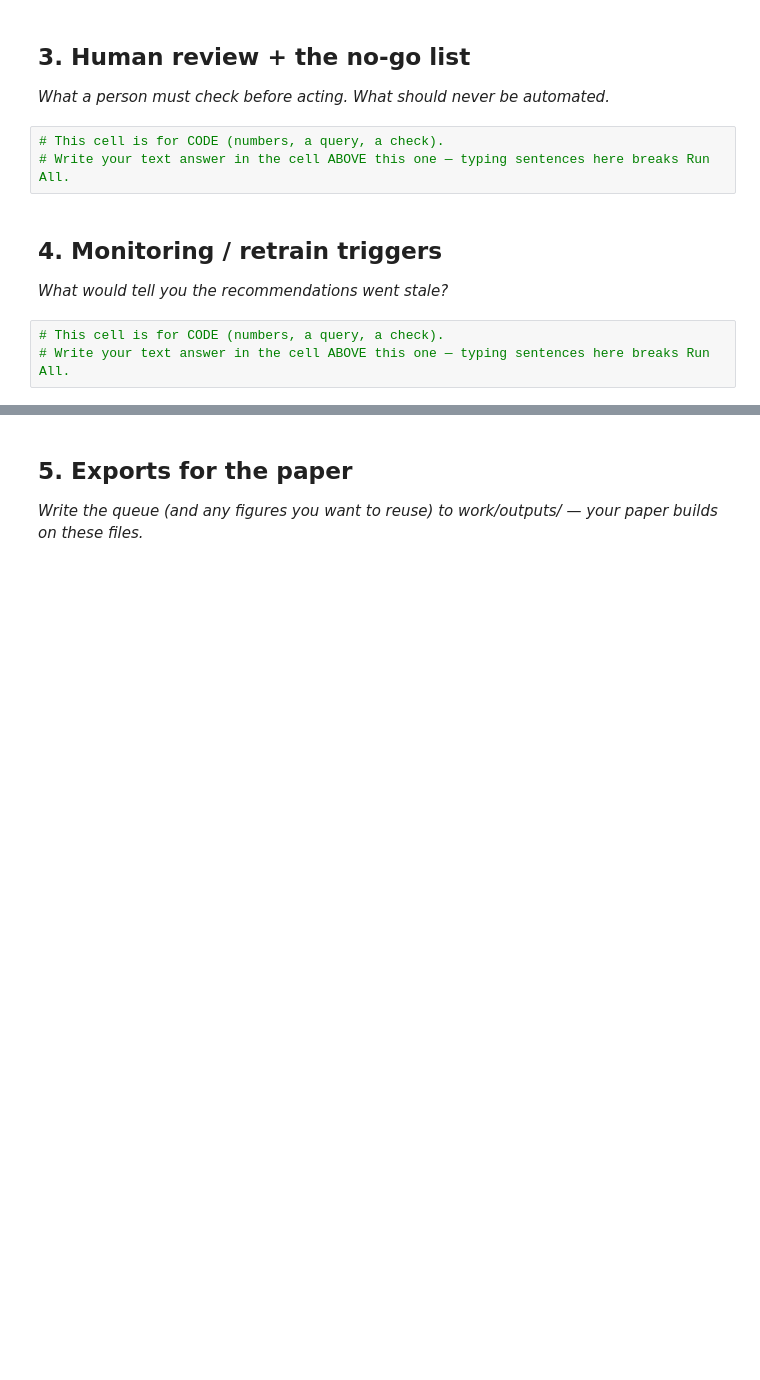
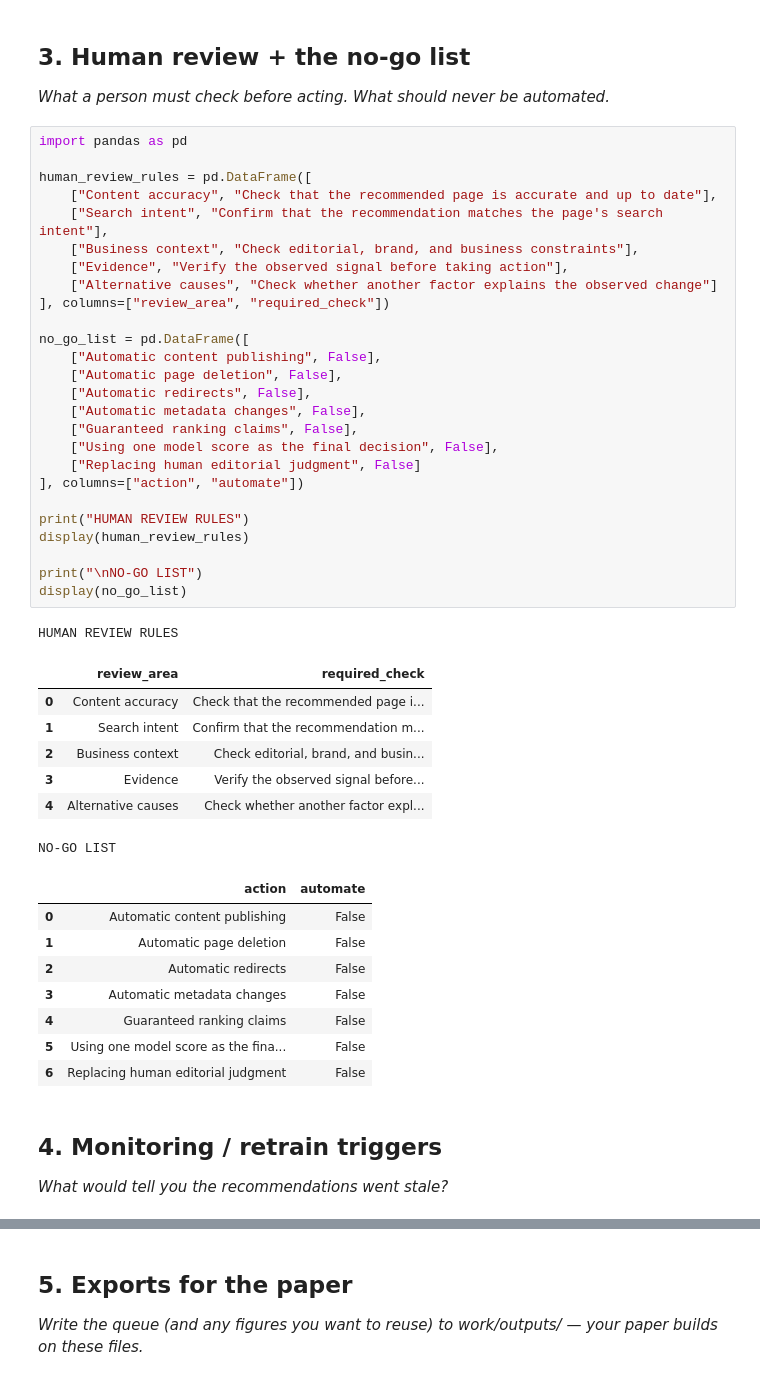
Before and after one commit to prithvirajr203-pixel/Notebook-FlyRank, a Jupyter notebook: work/notebooks/w07_action_playbook.ipynb, the cells around one changed output, grey strips where cells are left out. Drawn from its saved outputs; the diff is of its cells as text; blank space fills up the shorter version.

```diff
--- a/work/notebooks/w07_action_playbook.ipynb
+++ b/work/notebooks/w07_action_playbook.ipynb
@@ -24,13 +88,50 @@ This skeleton is yours to fill. Work the sections **in order** — each one has
 ## 3. Human review + the no-go list
 
 *What a person must check before acting. What should never be automated.*
-# %%
-# This cell is for CODE (numbers, a query, a check).
-# Write your text answer in the cell ABOVE this one — typing sentences here breaks Run All.
+# %%
+import pandas as pd
+
+human_review_rules = pd.DataFrame([
+    ["Content accuracy", "Check that the recommended page is accurate and up to date"],
+    ["Search intent", "Confirm that the recommendation matches the page's search intent"],
+    ["Business context", "Check editorial, brand, and business constraints"],
+    ["Evidence", "Verify the observed signal before taking action"],
+    ["Alternative causes", "Check whether another factor explains the observed change"]
+], columns=["review_area", "required_check"])
+
+no_go_list = pd.DataFrame([
+    ["Automatic content publishing", False],
+    ["Automatic page deletion", False],
+    ["Automatic redirects", False],
+    ["Automatic metadata changes", False],
+    ["Guaranteed ranking claims", False],
+    ["Using one model score as the final decision", False],
+    ["Replacing human editorial judgment", False]
+], columns=["action", "automate"])
+
+print("HUMAN REVIEW RULES")
+display(human_review_rules)
+
+print("\nNO-GO LIST")
+display(no_go_list)
+# %% [output]
+HUMAN REVIEW RULES
+|  | review_area | required_check |
+| 0 | Content accuracy | Check that the recommended page i... |
+| 1 | Search intent | Confirm that the recommendation m... |
+| 2 | Business context | Check editorial, brand, and busin... |
+| 3 | Evidence | Verify the observed signal before... |
+| 4 | Alternative causes | Check whether another factor expl... |
+NO-GO LIST
+|  | action | automate |
+| 0 | Automatic content publishing | False |
+| 1 | Automatic page deletion | False |
+| 2 | Automatic redirects | False |
+| 3 | Automatic metadata changes | False |
+| 4 | Guaranteed ranking claims | False |
+| 5 | Using one model score as the fina... | False |
+| 6 | Replacing human editorial judgment | False |
 # %% [markdown]
 ## 4. Monitoring / retrain triggers
 
 *What would tell you the recommendations went stale?*
-# %%
-# This cell is for CODE (numbers, a query, a check).
-# Write your text answer in the cell ABOVE this one — typing sentences here breaks Run All.
```
Also changed, not shown: parts of 7 cells of this notebook.
